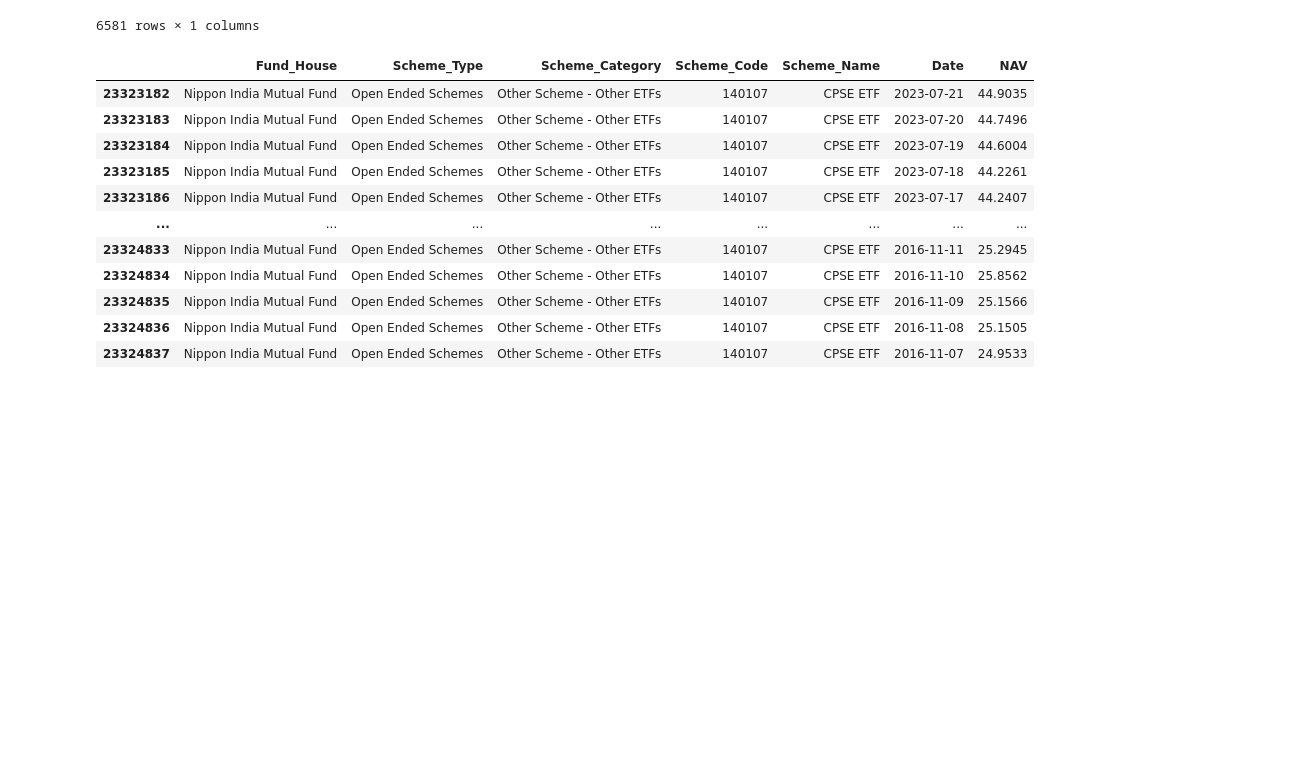
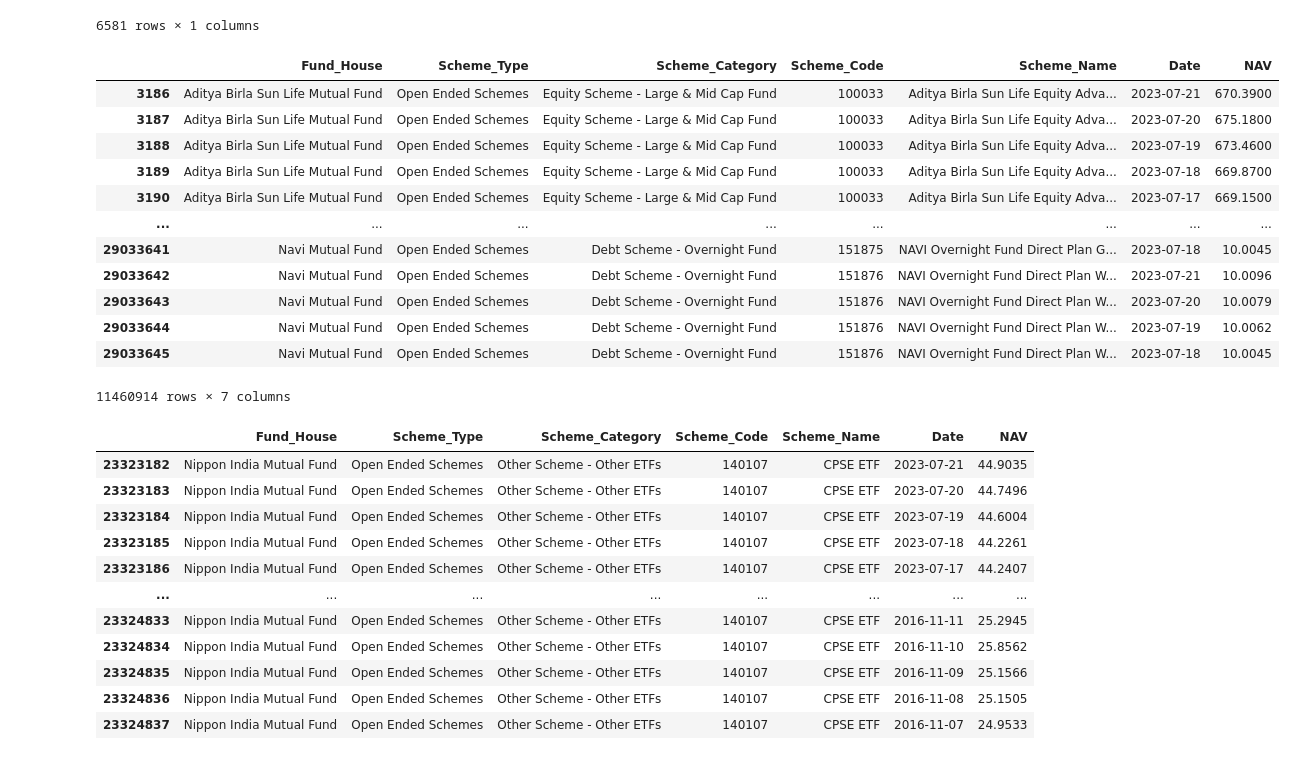
Before and after one commit to tamraparani/mutual_funds, a Jupyter notebook: notebooks/starter-notebook.ipynb, the cells around one changed output. Drawn from its saved outputs; the diff is of its cells as text; code cells hidden in the pictures; blank space fills up the shorter version.

```diff
--- a/notebooks/starter-notebook.ipynb
+++ b/notebooks/starter-notebook.ipynb
@@ -182,6 +184,22 @@ schemes_last_day = schemes_last_day.reset_index()
 relevant_schemes = schemes_last_day['Scheme_Code']
 # %%
 mf = mf[mf['Scheme_Code'].isin(relevant_schemes)]
+# %%
+mf
+# %% [output]
+|  | Fund_House | Scheme_Type | Scheme_Category | Scheme_Code | Scheme_Name | Date | NAV |
+| 3186 | Aditya Birla Sun Life Mutual Fund | Open Ended Schemes | Equity Scheme - Large & Mid Cap Fund | 100033 | Aditya Birla Sun Life Equity Adva... | 2023-07-21 | 670.3900 |
+| 3187 | Aditya Birla Sun Life Mutual Fund | Open Ended Schemes | Equity Scheme - Large & Mid Cap Fund | 100033 | Aditya Birla Sun Life Equity Adva... | 2023-07-20 | 675.1800 |
+| 3188 | Aditya Birla Sun Life Mutual Fund | Open Ended Schemes | Equity Scheme - Large & Mid Cap Fund | 100033 | Aditya Birla Sun Life Equity Adva... | 2023-07-19 | 673.4600 |
+| 3189 | Aditya Birla Sun Life Mutual Fund | Open Ended Schemes | Equity Scheme - Large & Mid Cap Fund | 100033 | Aditya Birla Sun Life Equity Adva... | 2023-07-18 | 669.8700 |
+| 3190 | Aditya Birla Sun Life Mutual Fund | Open Ended Schemes | Equity Scheme - Large & Mid Cap Fund | 100033 | Aditya Birla Sun Life Equity Adva... | 2023-07-17 | 669.1500 |
+| ... | ... | ... | ... | ... | ... | ... | ... |
+| 29033641 | Navi Mutual Fund | Open Ended Schemes | Debt Scheme - Overnight Fund | 151875 | NAVI Overnight Fund Direct Plan G... | 2023-07-18 | 10.0045 |
+| 29033642 | Navi Mutual Fund | Open Ended Schemes | Debt Scheme - Overnight Fund | 151876 | NAVI Overnight Fund Direct Plan W... | 2023-07-21 | 10.0096 |
+| 29033643 | Navi Mutual Fund | Open Ended Schemes | Debt Scheme - Overnight Fund | 151876 | NAVI Overnight Fund Direct Plan W... | 2023-07-20 | 10.0079 |
+| 29033644 | Navi Mutual Fund | Open Ended Schemes | Debt Scheme - Overnight Fund | 151876 | NAVI Overnight Fund Direct Plan W... | 2023-07-19 | 10.0062 |
+| 29033645 | Navi Mutual Fund | Open Ended Schemes | Debt Scheme - Overnight Fund | 151876 | NAVI Overnight Fund Direct Plan W... | 2023-07-18 | 10.0045 |
+11460914 rows × 7 columns
 # %%
 #Scheme Type is the same, however, Scheme Category and Scheme Code are different
 mf[mf['Scheme_Name'] == 'CPSE ETF']
```
Also changed, not shown: parts of 20 cells of this notebook.
